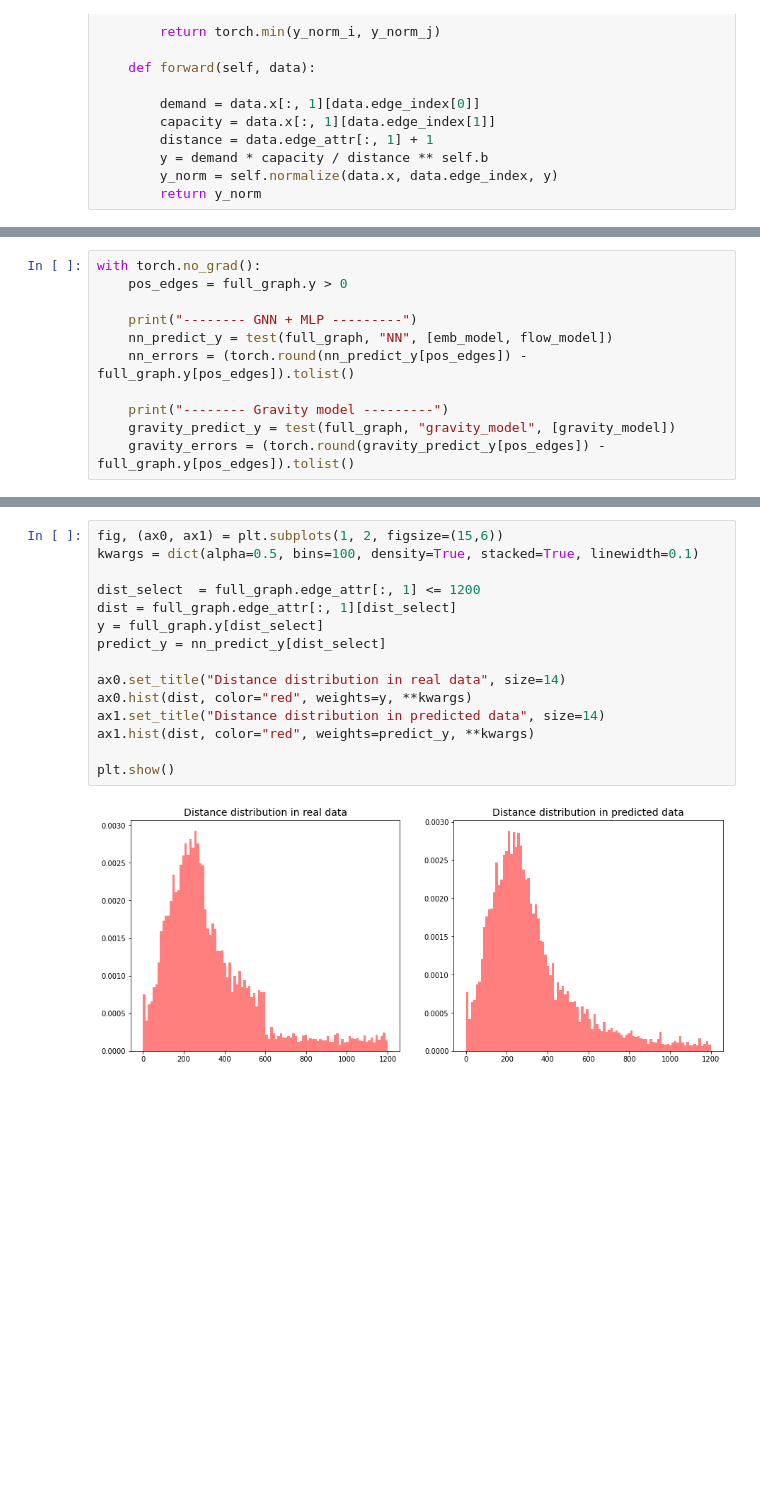
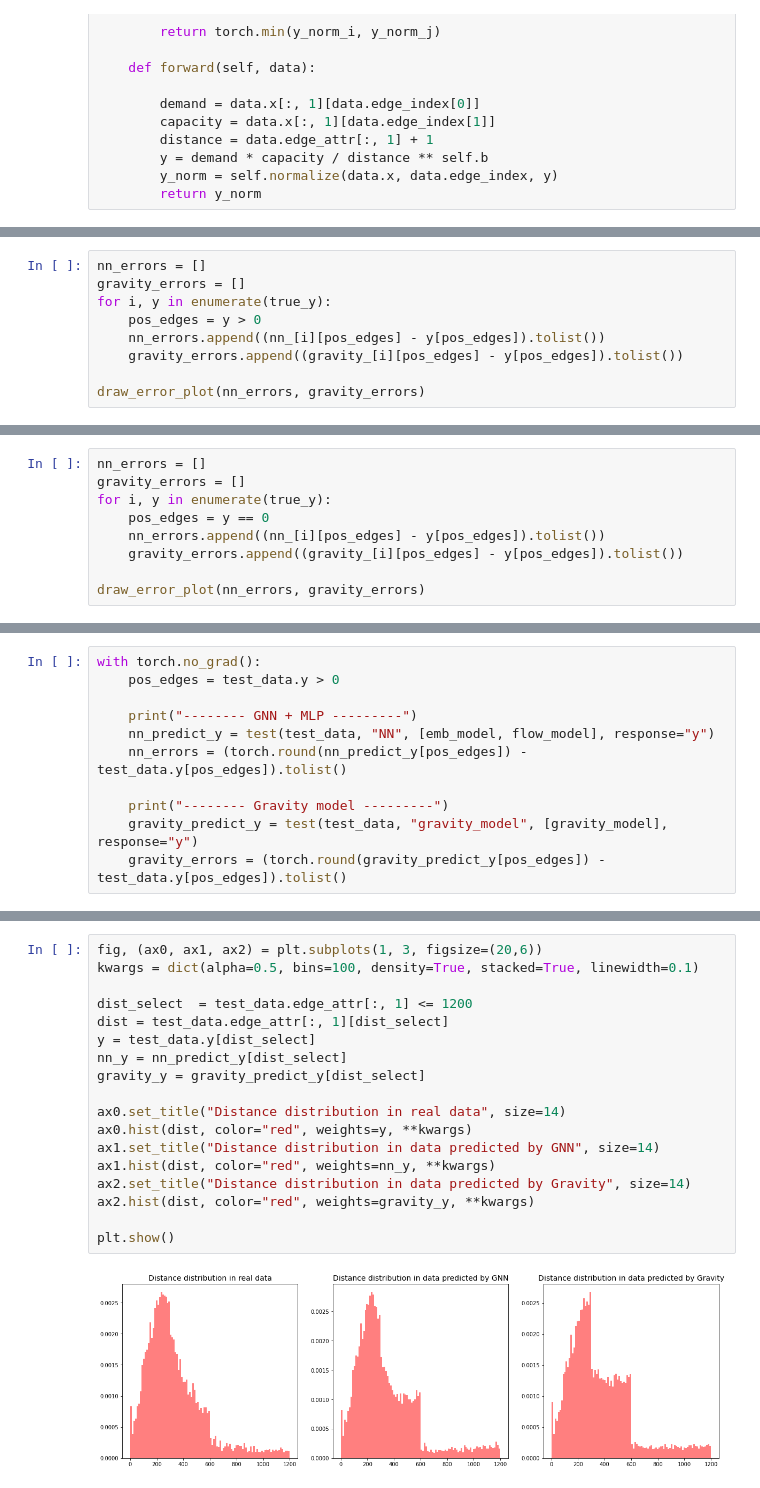
Before and after one commit to E-Kovtun/population_flows_nn, a Jupyter notebook: predict_flow.ipynb, the cells around one changed output, grey strips where cells are left out. Saved outputs shown, nothing was run; the diff lists cells and outputs as text; blank space fills up the shorter version.

```diff
--- a/predict_flow.ipynb
+++ b/predict_flow.ipynb
@@ -758,0 +841,9 @@ def test(graph, model, model_stack, num_nearest_neigh=5):
+# %%
+nn_errors = []
+gravity_errors = []
+for i, y in enumerate(true_y):
+    pos_edges = y > 0
+    nn_errors.append((nn_[i][pos_edges] - y[pos_edges]).tolist())
+    gravity_errors.append((gravity_[i][pos_edges] - y[pos_edges]).tolist())
+
+draw_error_plot(nn_errors, gravity_errors)
@@ -758,0 +854,9 @@ def test(graph, model, model_stack, num_nearest_neigh=5):
+# %%
+nn_errors = []
+gravity_errors = []
+for i, y in enumerate(true_y):
+    pos_edges = y == 0
+    nn_errors.append((nn_[i][pos_edges] - y[pos_edges]).tolist())
+    gravity_errors.append((gravity_[i][pos_edges] - y[pos_edges]).tolist())
+
+draw_error_plot(nn_errors, gravity_errors)
@@ -759,13 +867,13 @@ def test(graph, model, model_stack, num_nearest_neigh=5):
 # %%
 with torch.no_grad():
-    pos_edges = full_graph.y > 0
+    pos_edges = test_data.y > 0
 
     print("-------- GNN + MLP ---------")
-    nn_predict_y = test(full_graph, "NN", [emb_model, flow_model])
-    nn_errors = (torch.round(nn_predict_y[pos_edges]) - full_graph.y[pos_edges]).tolist()
+    nn_predict_y = test(test_data, "NN", [emb_model, flow_model], response="y")
+    nn_errors = (torch.round(nn_predict_y[pos_edges]) - test_data.y[pos_edges]).tolist()
 
     print("-------- Gravity model ---------")
-    gravity_predict_y = test(full_graph, "gravity_model", [gravity_model])
-    gravity_errors = (torch.round(gravity_predict_y[pos_edges]) -full_graph.y[pos_edges]).tolist()
+    gravity_predict_y = test(test_data, "gravity_model", [gravity_model], response="y")
+    gravity_errors = (torch.round(gravity_predict_y[pos_edges]) -test_data.y[pos_edges]).tolist()
 # %% [output]
 -------- GNN + MLP ---------
@@ -793,20 +919,23 @@ pd.DataFrame({
 # %%
-fig, (ax0, ax1) = plt.subplots(1, 2, figsize=(15,6))
+fig, (ax0, ax1, ax2) = plt.subplots(1, 3, figsize=(20,6))
 kwargs = dict(alpha=0.5, bins=100, density=True, stacked=True, linewidth=0.1)
 
-dist_select  = full_graph.edge_attr[:, 1] <= 1200
-dist = full_graph.edge_attr[:, 1][dist_select]
-y = full_graph.y[dist_select]
-predict_y = nn_predict_y[dist_select]
+dist_select  = test_data.edge_attr[:, 1] <= 1200
+dist = test_data.edge_attr[:, 1][dist_select]
+y = test_data.y[dist_select]
+nn_y = nn_predict_y[dist_select]
+gravity_y = gravity_predict_y[dist_select]
 
 ax0.set_title("Distance distribution in real data", size=14)
 ax0.hist(dist, color="red", weights=y, **kwargs)
-ax1.set_title("Distance distribution in predicted data", size=14)
-ax1.hist(dist, color="red", weights=predict_y, **kwargs)
+ax1.set_title("Distance distribution in data predicted by GNN", size=14)
+ax1.hist(dist, color="red", weights=nn_y, **kwargs)
+ax2.set_title("Distance distribution in data predicted by Gravity", size=14)
+ax2.hist(dist, color="red", weights=gravity_y, **kwargs)
 
 plt.show()
 # %% [output]
-[figure, old version]
+[figure, new version]
 # %%
 fig, (ax0, ax1) = plt.subplots(1, 2, figsize=(15,6))
 kwargs = dict(alpha=0.5, bins=100, density=True, stacked=True, linewidth=0.1)
```
Also changed, not shown: parts of 30 cells of this notebook.
